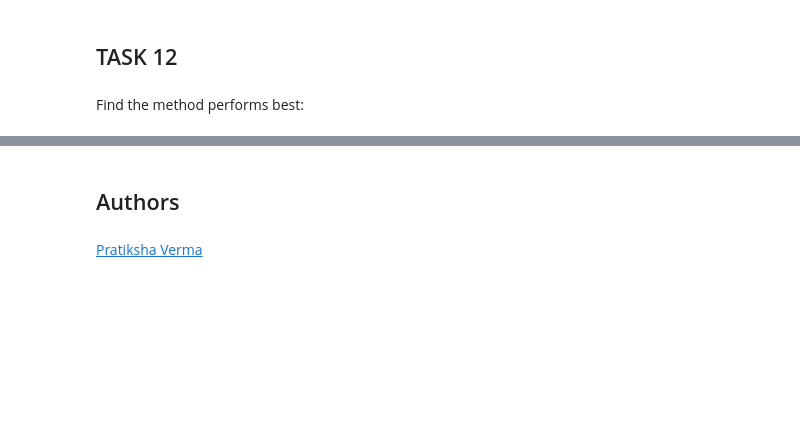
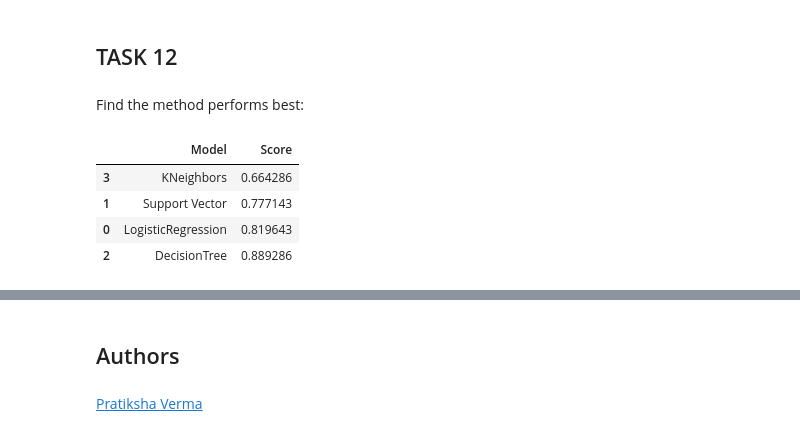
Before and after one commit to rksin8/IBM-Applied-Data-Science-Capstone, a Jupyter notebook: SpaceX_Machine Learning Prediction.ipynb, the cells around one changed output, grey strips where cells are left out. Saved outputs shown, nothing was run; the diff lists cells and outputs as text; code cells hidden in the pictures; blank space fills up the shorter version.

```diff
--- a/SpaceX_Machine Learning Prediction.ipynb
+++ b/SpaceX_Machine Learning Prediction.ipynb
@@ -419,3 +396,15 @@ plot_confusion_matrix(Y_test,yhat)
 Find the method performs best:
 # %%
 # Best model SVM  eith accuracy score 0.8333333333333334 on test data
+model_df = pd.DataFrame(
+    data={ "Model": ["LogisticRegression","Support Vector","DecisionTree","KNeighbors"],
+      "Score": [logreg_cv.best_score_,svm_cv.best_score_, tree_cv.best_score_, knn_cv.best_score_]
+      })
+
+model_df.sort_values(by="Score")
+# %% [output]
+|  | Model | Score |
+| 3 | KNeighbors | 0.664286 |
+| 1 | Support Vector | 0.777143 |
+| 0 | LogisticRegression | 0.819643 |
+| 2 | DecisionTree | 0.889286 |
```
Also changed, not shown: parts of 10 cells of this notebook.
